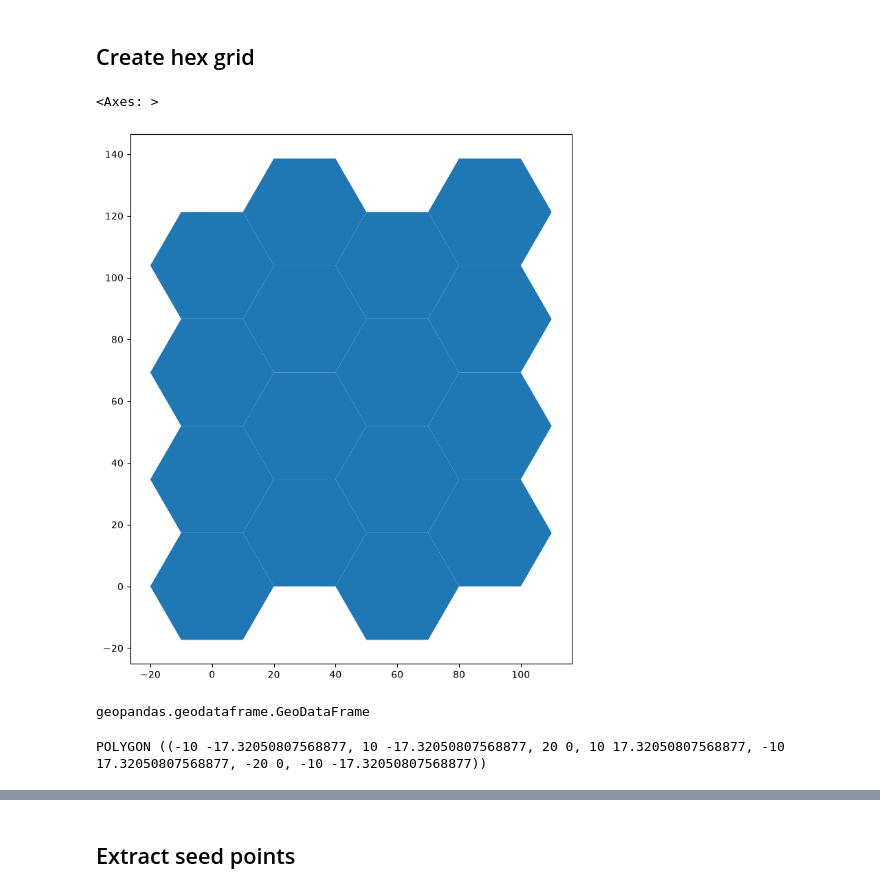
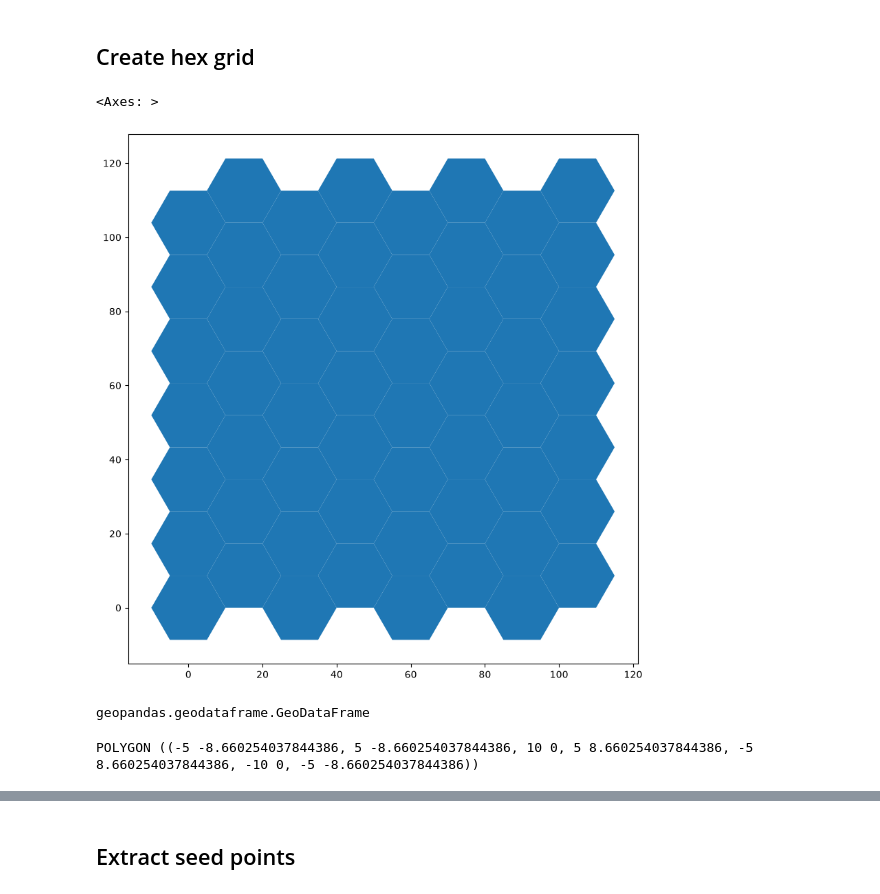
Before and after one commit to anyonectl/bicycle-network, a Jupyter notebook: code/initial/ga_mvp.ipynb, the cells around one changed output, grey strips where cells are left out. Saved outputs shown, nothing was run; the diff lists cells and outputs as text; code cells hidden in the pictures.

```diff
--- a/code/initial/ga_mvp.ipynb
+++ b/code/initial/ga_mvp.ipynb
@@ -21,11 +23,11 @@ print(base)
 # %% [markdown]
 ## Create hex grid
 # %%
-grid = ghg.make_grid_from_bounds(0., 0., 100., 100., R=20.)
+grid = ghg.make_grid_from_bounds(0., 0., 100., 100., R=10.)
 grid.plot(figsize=(10, 10))
 # %% [output]
 <Axes: >
-[figure, old version]
+[figure, new version]
 # %%
 type(grid)
 # %% [output]
@@ -35,7 +37,7 @@ hex_example = grid.iat[0,-1]
 hex_example
 print(hex_example)
 # %% [output]
-POLYGON ((-10 -17.32050807568877, 10 -17.32050807568877, 20 0, 10 17.32050807568877, -10 17.32050807568877, -20 0, -10 -17.32050807568877))
+POLYGON ((-5 -8.660254037844386, 5 -8.660254037844386, 10 0, 5 8.660254037844386, -5 8.660254037844386, -10 0, -5 -8.660254037844386))
 # %%
 print(f"area: {hex_example.area}")
 print(f"boundary: {hex_example.boundary}")
```
Also changed, not shown: parts of 27 cells of this notebook.
